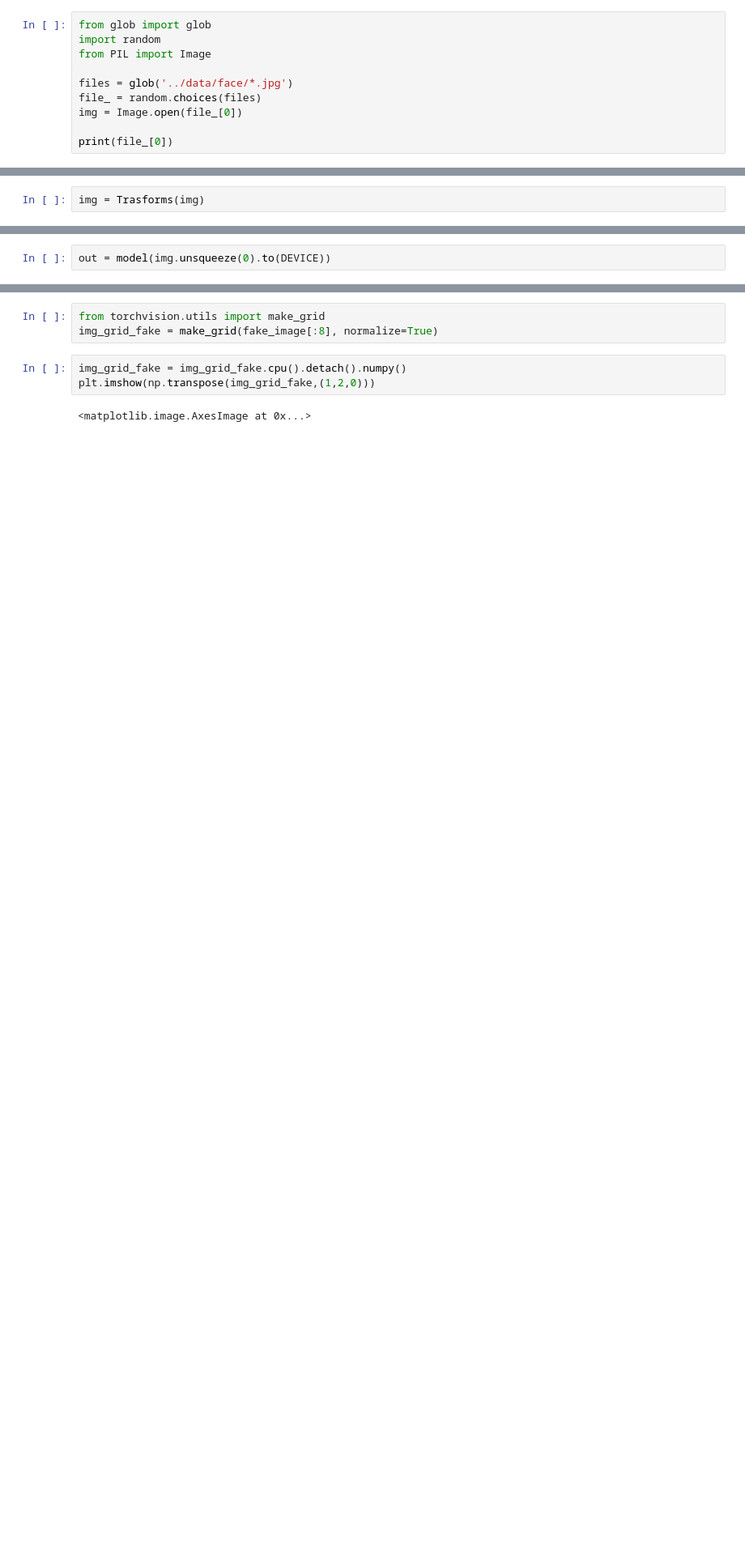
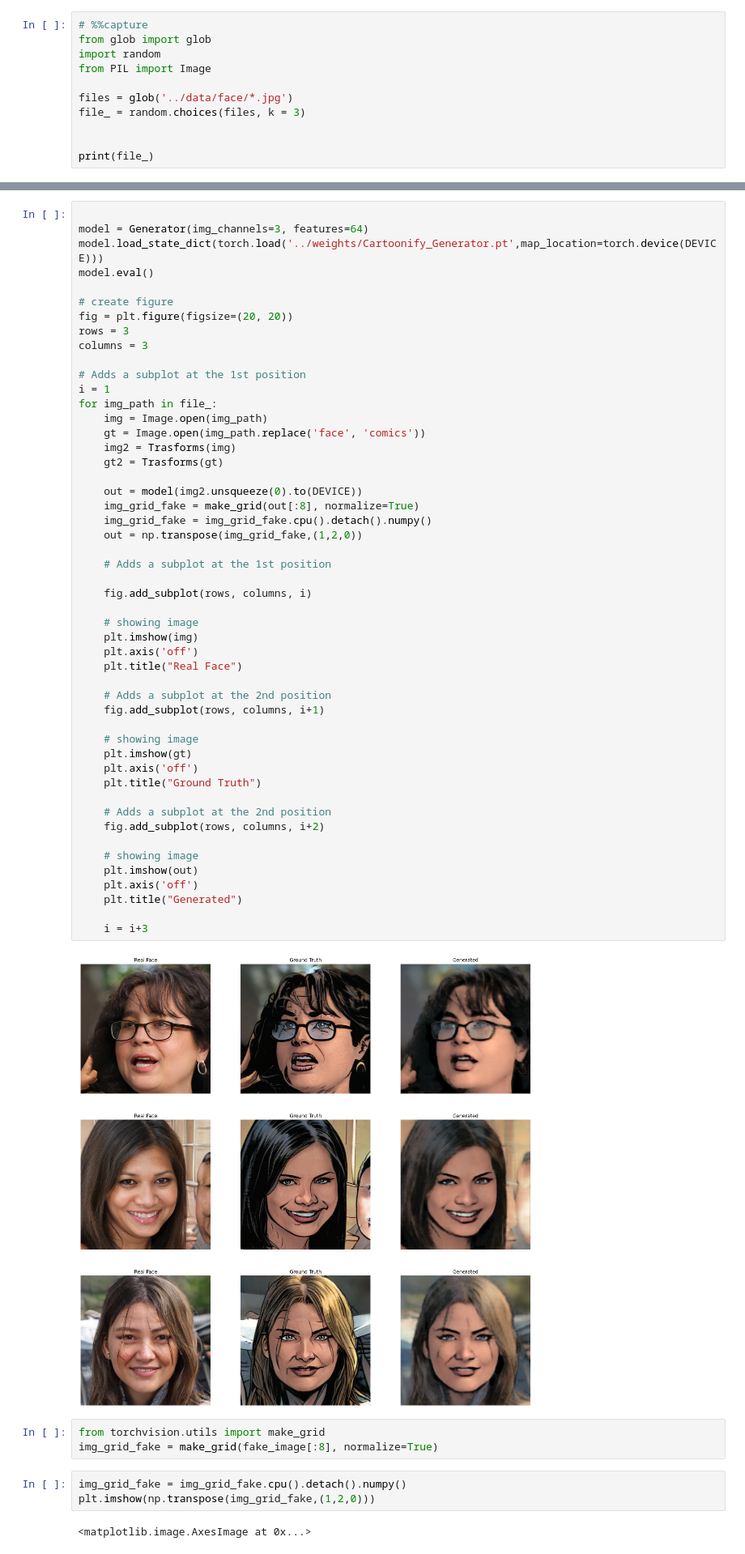
Before and after one commit to rohitkuk/Cartoonify, a Jupyter notebook: research/Infer.ipynb, the cells around one changed output, grey strips where cells are left out. Shown at 81% size. Drawn from its saved outputs; the diff is of its cells as text; blank space fills up the shorter version.

```diff
--- a/research/Infer.ipynb
+++ b/research/Infer.ipynb
@@ -193,13 +178,14 @@ class Generator(nn.Module):
 
         return d8
 # %%
+# %%capture
 from glob import glob
 import random
 from PIL import Image
 
 files = glob('../data/face/*.jpg')
-file_ = random.choices(files)
-img = Image.open(file_[0])
+file_ = random.choices(files, k = 3)
 
-print(file_[0])
+
+print(file_)
 # %% [output]
@@ -207,2 +192,0 @@ print(file_[0])
-# %%
-img = Trasforms(img)
@@ -233,2 +192,0 @@ Generator(
-# %%
-out = model(img.unsqueeze(0).to(DEVICE))
@@ -237,3 +193,55 @@ fake_image      = model(out)
+# %%
+
+model = Generator(img_channels=3, features=64)
+model.load_state_dict(torch.load('../weights/Cartoonify_Generator.pt',map_location=torch.device(DEVICE)))
+model.eval()
+
+# create figure
+fig = plt.figure(figsize=(20, 20))
+rows = 3
+columns = 3
+
+# Adds a subplot at the 1st position
+i = 1
+for img_path in file_:
+    img = Image.open(img_path)
+    gt = Image.open(img_path.replace('face', 'comics'))
+    img2 = Trasforms(img)
+    gt2 = Trasforms(gt)
+
+    out = model(img2.unsqueeze(0).to(DEVICE))
+    img_grid_fake = make_grid(out[:8], normalize=True)
+    img_grid_fake = img_grid_fake.cpu().detach().numpy()
+    out = np.transpose(img_grid_fake,(1,2,0))
+
+    # Adds a subplot at the 1st position
+
+    fig.add_subplot(rows, columns, i)
+
+    # showing image
+    plt.imshow(img)
+    plt.axis('off')
+    plt.title("Real Face")
+
+    # Adds a subplot at the 2nd position
+    fig.add_subplot(rows, columns, i+1)
+
+    # showing image
+    plt.imshow(gt)
+    plt.axis('off')
+    plt.title("Ground Truth")
+
+    # Adds a subplot at the 2nd position
+    fig.add_subplot(rows, columns, i+2)
+
+    # showing image
+    plt.imshow(out)
+    plt.axis('off')
+    plt.title("Generated")
+
+    i = i+3
+# %% [output]
+[figure, added]
 # %%
 from torchvision.utils import make_grid
 img_grid_fake = make_grid(fake_image[:8], normalize=True)
```
Also changed, not shown: parts of 6 cells of this notebook, 4 other files.
